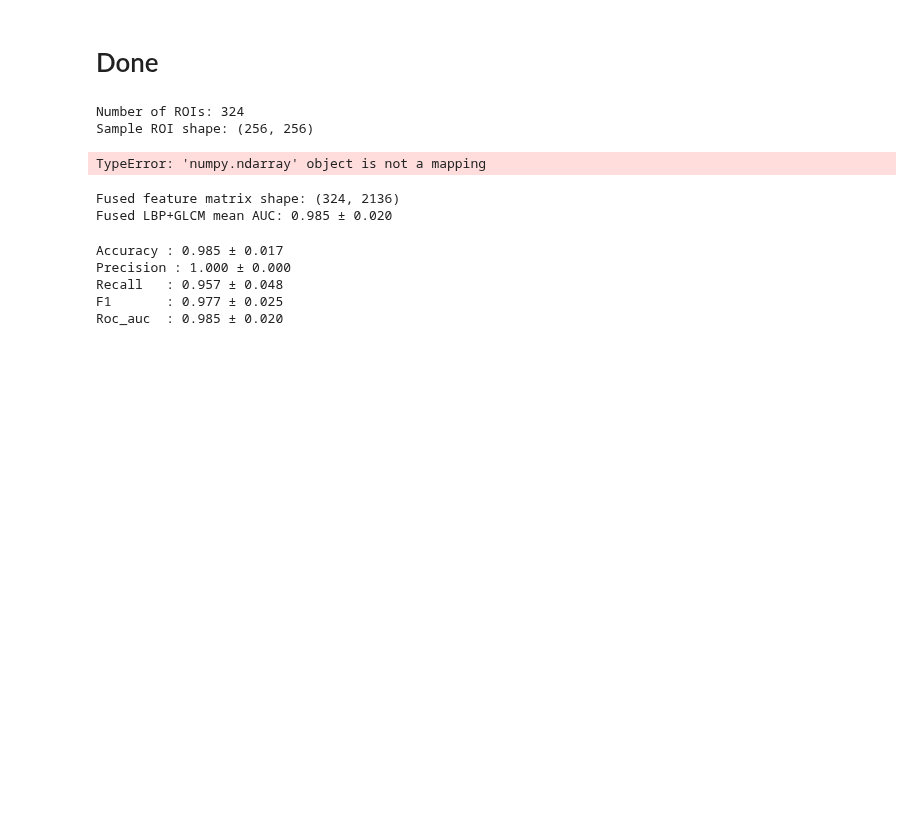
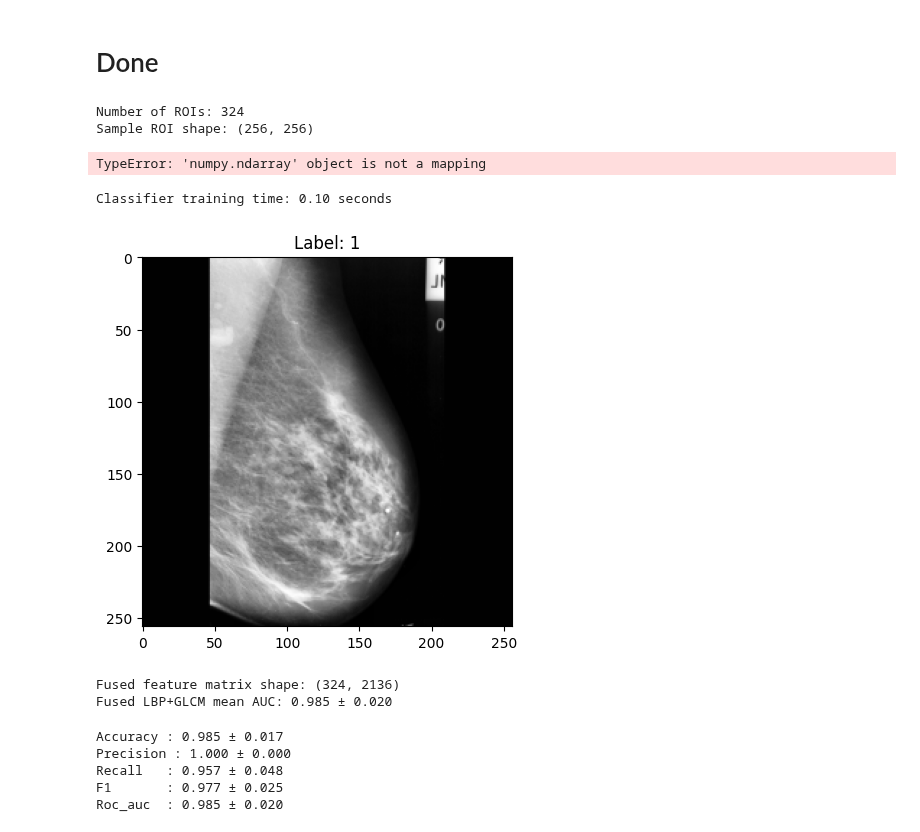
Before and after one commit to Ali-Alian/BCD, a Jupyter notebook: LBP.ipynb, the cells around one changed output. Cells and saved outputs as stored; diff of their text form; code cells hidden in the pictures; blank space fills up the shorter version.

```diff
--- a/LBP.ipynb
+++ b/LBP.ipynb
@@ -381,6 +395,22 @@ for roi, label, grp in zip(all_images, all_labels, all_groups):
 print(f"Feature extraction took {time.time() - start_time:.2f} seconds")
 # %% [output]
 TypeError: 'numpy.ndarray' object is not a mapping
+# %%
+from sklearn.ensemble import RandomForestClassifier
+
+start = time.time()
+clf = RandomForestClassifier()
+clf.fit(X_ready, y)
+print(f"Classifier training time: {time.time() - start:.2f} seconds")
+# %% [output]
+Classifier training time: 0.10 seconds
+# %%
+import matplotlib.pyplot as plt
+plt.imshow(all_images[7], cmap='gray')
+plt.title(f"Label: {all_labels[1]}")
+plt.show()
+# %% [output]
+[figure, added]
 # %%
 import numpy as np
 import pandas as pd
```
Also changed, not shown: parts of 2 cells of this notebook, 2 other files.
